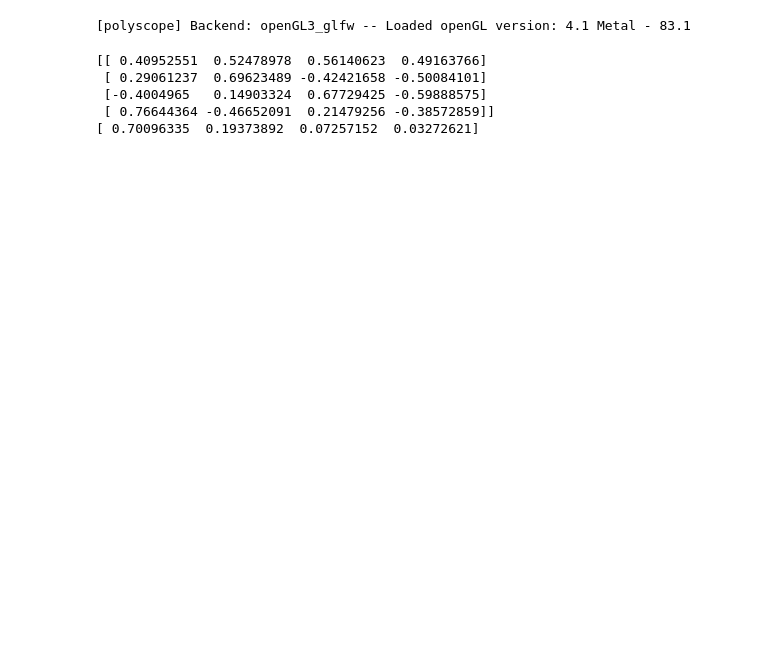
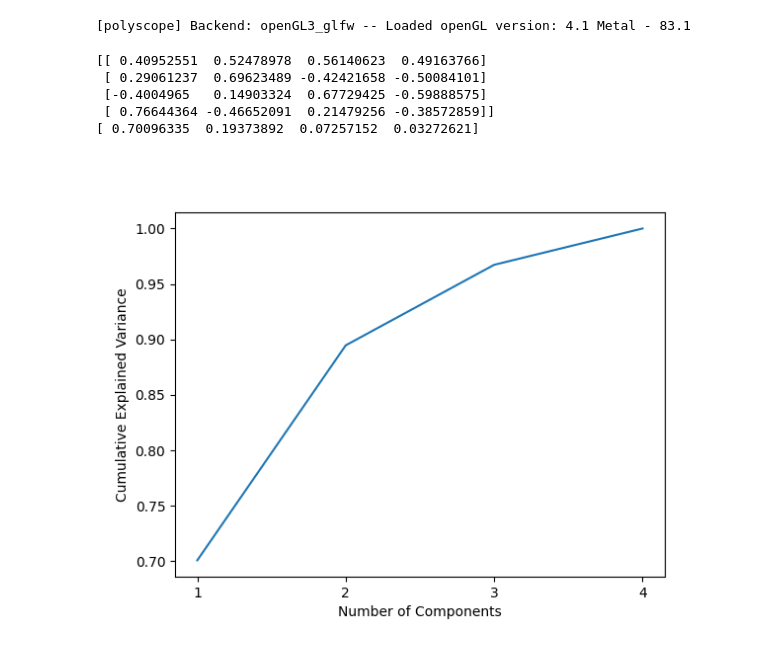
Before and after one commit to varunneal/ChromaLab, a Jupyter notebook: notebooks/assc-27/bird-pca-analysis.ipynb, the cells around one changed output. Saved outputs shown, nothing was run; the diff lists cells and outputs as text; code cells hidden in the pictures; blank space fills up the shorter version.

```diff
--- a/notebooks/assc-27/bird-pca-analysis.ipynb
+++ b/notebooks/assc-27/bird-pca-analysis.ipynb
@@ -40,3 +43,7 @@ tetrachromat_analysis.doConeResponsePCA()
  [-0.4004965   0.14903324  0.67729425 -0.59888575]
  [ 0.76644364 -0.46652091  0.21479256 -0.38572859]]
 [ 0.70096335  0.19373892  0.07257152  0.03272621]
+# %%
+tetrachromat_analysis.plotExplainedRatio()
+# %% [output]
+[figure, added]
```
Also changed, not shown: parts of 6 cells of this notebook, 8 other files.
